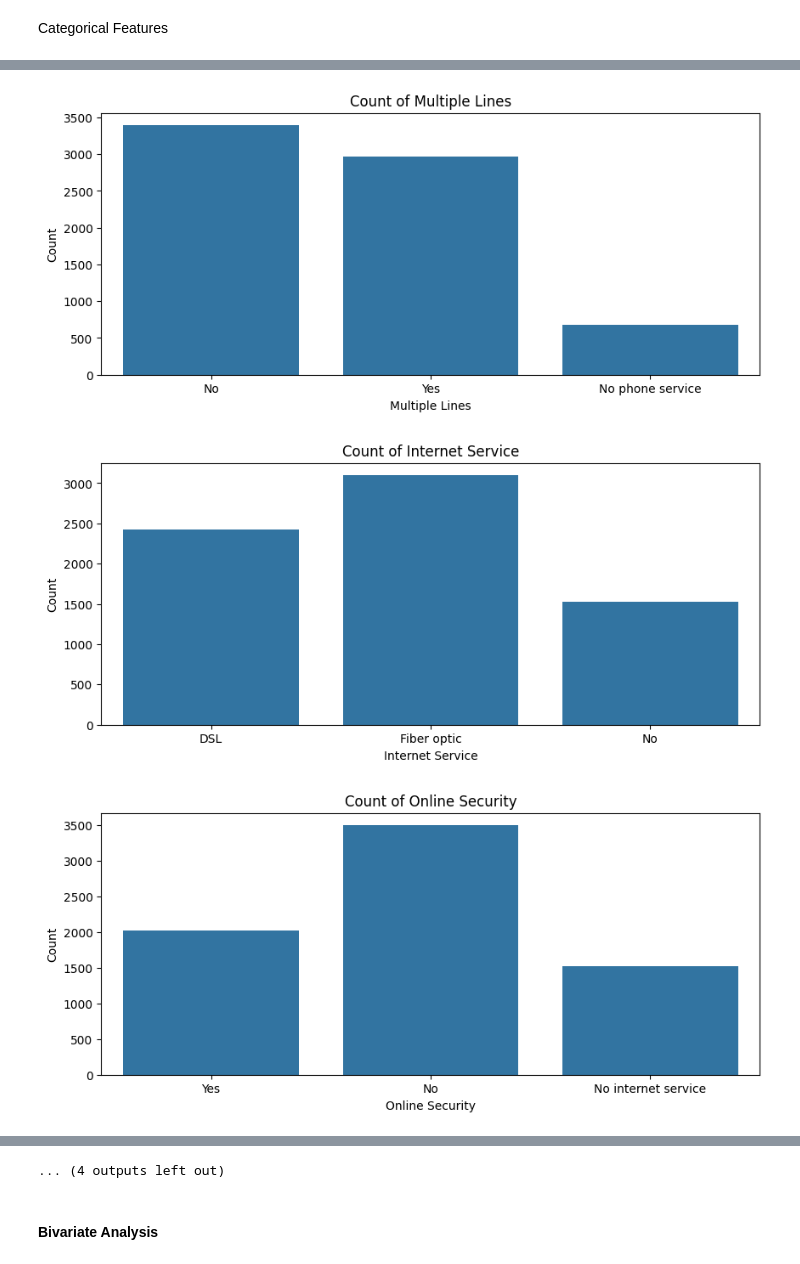
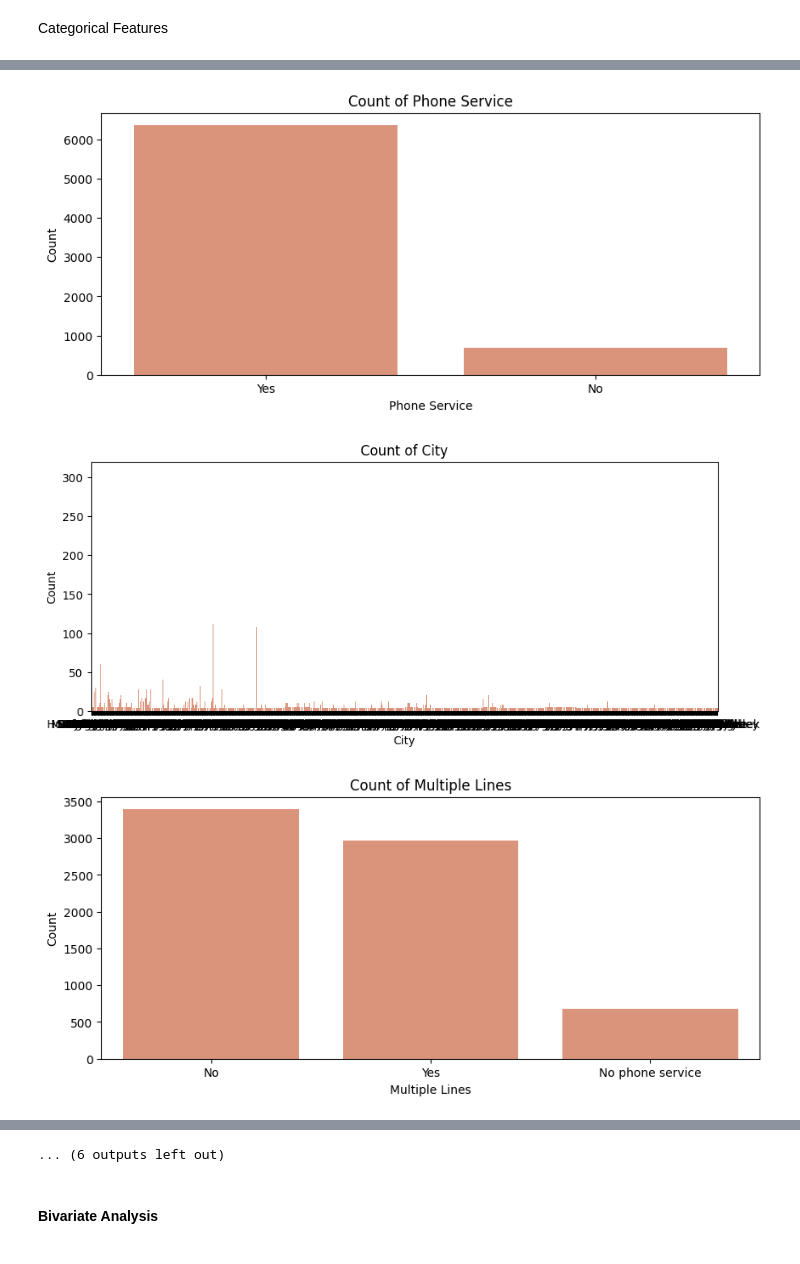
Before and after one commit to minari314159/Telco-Customer-Churn-Prediction, a Jupyter notebook: Customer_Churn_Prediction.ipynb, the cells around one changed output, grey strips where cells are left out. Drawn from its saved outputs; the diff is of its cells as text; code cells hidden in the pictures.

Commit message:
Update Plot style

```diff
--- a/Customer_Churn_Prediction.ipynb
+++ b/Customer_Churn_Prediction.ipynb
@@ -25,6 +25,9 @@ from sklearn.preprocessing import  StandardScaler
 from utils import missing_data
 
 %matplotlib inline
+
+colour_pal = sns.color_palette('flare')
+sns.set_palette(colour_pal)
 # %% [markdown]
 ### Data Cleaning & Preparation
 # %%
@@ -277,12 +281,7 @@ for feature in numerical_features:
 # %% [markdown]
 Categorical Features
 # %%
-categorical_features = ['Gender', 'Senior Citizen', 'Partner', 'Dependents', 'Phone Service',
-                        'Multiple Lines', 'Internet Service', 'Online Security', 'Online Backup',
-                        'Device Protection', 'Tech Support', 'Streaming TV', 'Streaming Movies',
-                        'Contract', 'Paperless Billing', 'Payment Method']
-
-for feature in categorical_features:
+for feature in CAT_COLUMNS:
     plt.figure(figsize=(10, 4))
     sns.countplot(x=feature, data=df_drop)
     plt.title(f'Count of {feature}')
@@ -298,3 +297,3 @@ for feature in categorical_features:
-[figure, old version]
+[figure, new version]
-[figure, old version]
+[figure, new version]
-[figure, old version]
+[figure, new version]
@@ -305,4 +304,4 @@ for feature in categorical_features:
-... (4 outputs left out)
+... (6 outputs left out)
 # %% [markdown]
 #### Bivariate Analysis
 # %%
```
Also changed, not shown: parts of 6 cells of this notebook, 1 other file.
